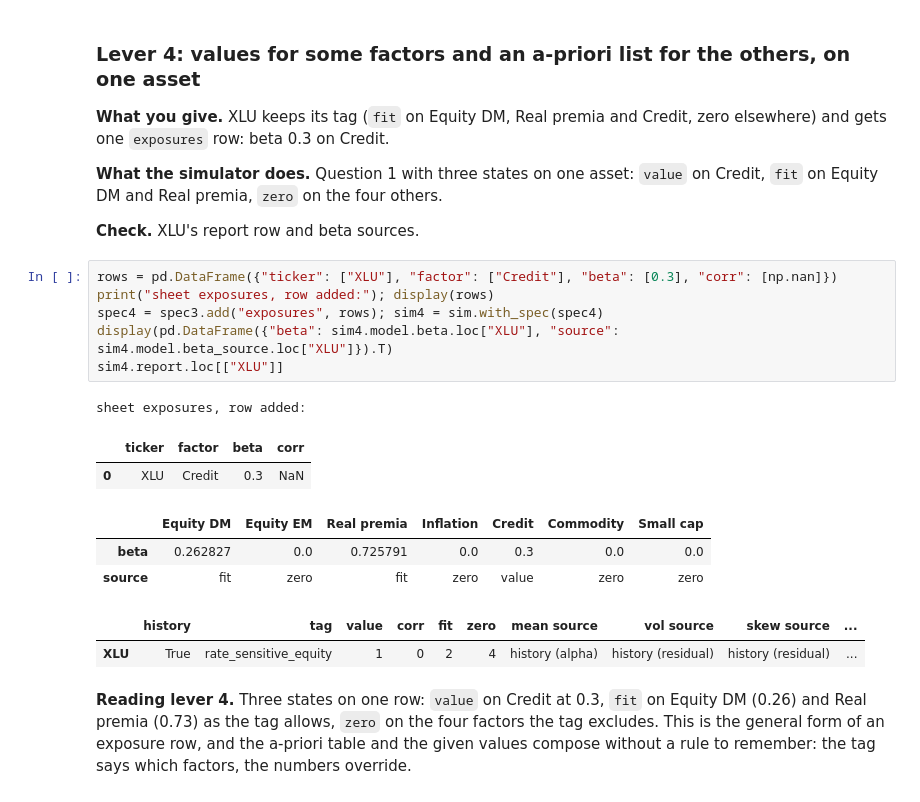
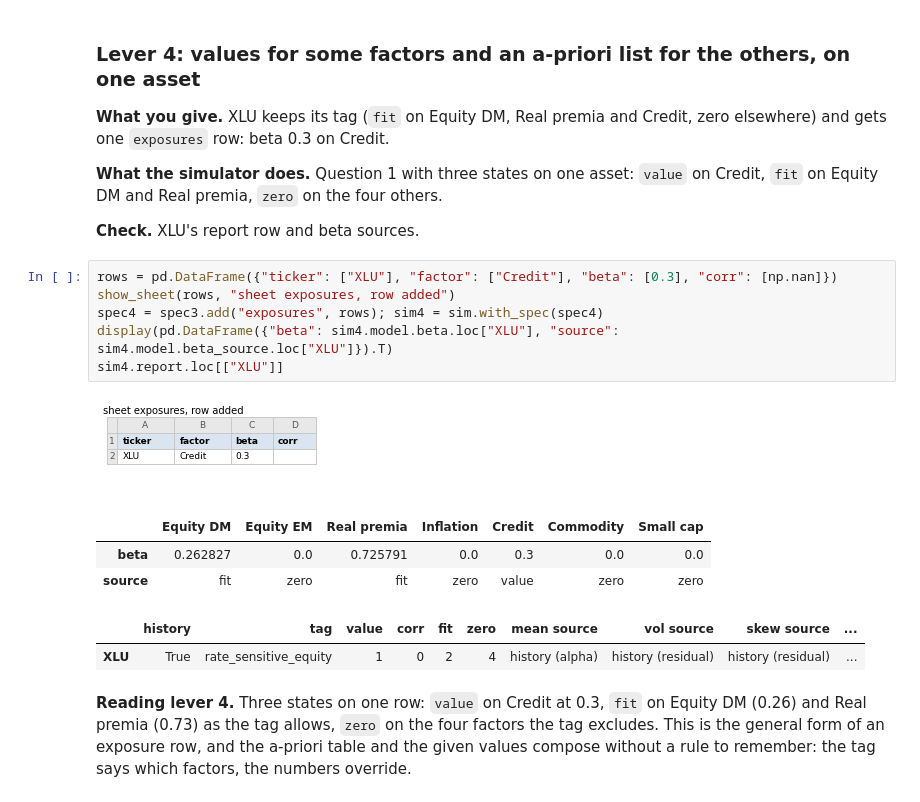
Before and after one commit to mamadouyamar/CVineMarketGen, a Jupyter notebook: examples/03_many_assets_factors.ipynb, the cells around one changed output. Drawn from its saved outputs; the diff is of its cells as text.

```diff
--- a/examples/03_many_assets_factors.ipynb
+++ b/examples/03_many_assets_factors.ipynb
@@ -577,19 +568,17 @@ whose systematic variance exceeds what GLD's residual can absorb.
 **Check.** XLU's report row and beta sources.
 # %%
 rows = pd.DataFrame({"ticker": ["XLU"], "factor": ["Credit"], "beta": [0.3], "corr": [np.nan]})
-print("sheet exposures, row added:"); display(rows)
+show_sheet(rows, "sheet exposures, row added")
 spec4 = spec3.add("exposures", rows); sim4 = sim.with_spec(spec4)
 display(pd.DataFrame({"beta": sim4.model.beta.loc["XLU"], "source": sim4.model.beta_source.loc["XLU"]}).T)
 sim4.report.loc[["XLU"]]
 # %% [output]
-sheet exposures, row added:
+[figure, added]
-|  | ticker | factor | beta | corr |
-| 0 | XLU | Credit | 0.3 | NaN |
+|  | Equity DM | Equity EM | Real premia | Inflation | Credit | Commodity | Small cap |
+| beta | 0.262827 | 0.0 | 0.725791 | 0.0 | 0.3 | 0.0 | 0.0 |
+| source | fit | zero | fit | zero | value | zero | zero |
-|  | Equity DM | Equity EM | Real premia | Inflation | Credit | Commodity | Small cap |
-| beta | 0.262827 | 0.0 | 0.725791 | 0.0 | 0.3 | 0.0 | 0.0 |
-| source | fit | zero | fit | zero | value | zero | zero |
+|  | history | tag | value | corr | fit | zero | mean source | vol source | skew source | ... |
+| XLU | True | rate_sensitive_equity | 1 | 0 | 2 | 4 | history (alpha) | history (residual) | history (residual) | ... |
-|  | history | tag | value | corr | fit | zero | mean source | vol source | skew source | ... |
-| XLU | True | rate_sensitive_equity | 1 | 0 | 2 | 4 | history (alpha) | history (residual) | history (residual) | ... |
 # %% [markdown]
 **Reading lever 4.** Three states on one row: `value` on Credit at 0.3,
 `fit` on Equity DM (0.26) and Real premia (0.73) as the tag allows, `zero` on
```
Also changed, not shown: parts of 19 cells of this notebook, 1 other file.
